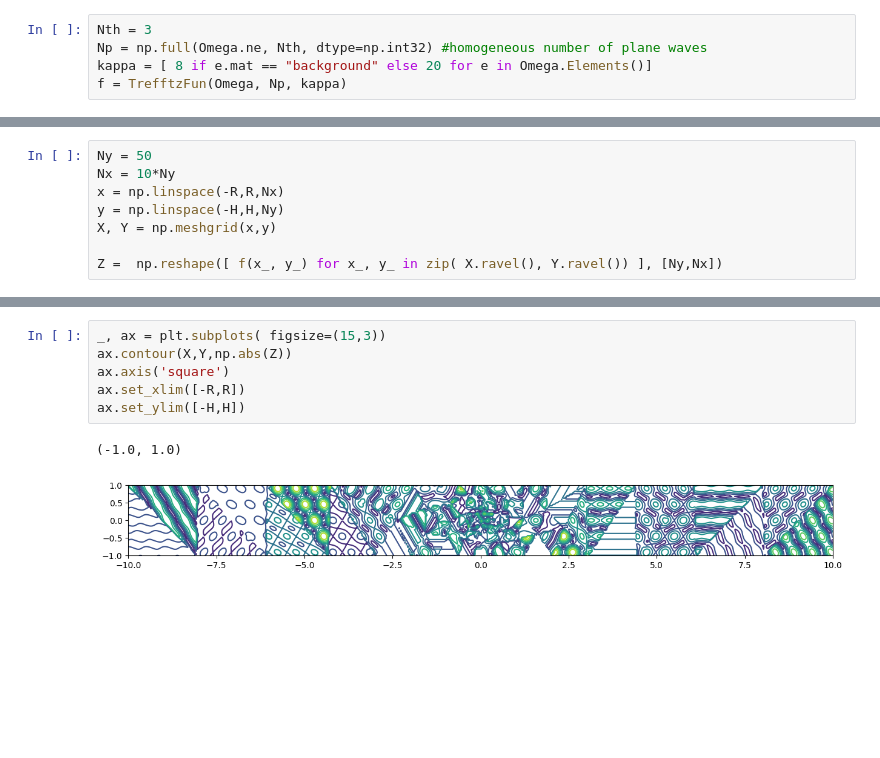
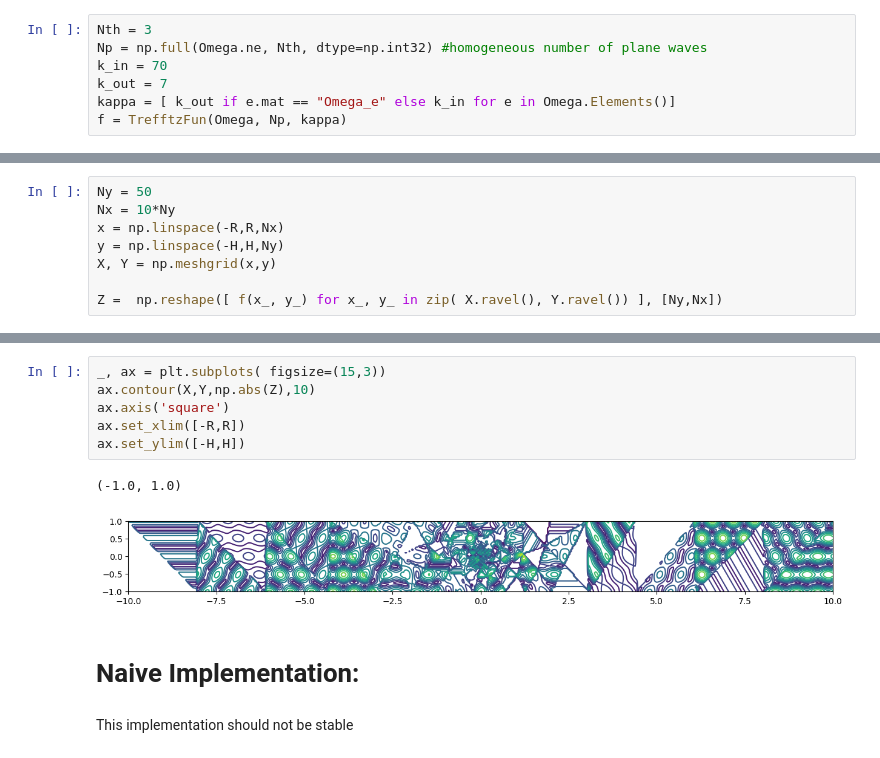
Before and after one commit to MPenaR/UWVFTrefftz, a Jupyter notebook: src/test_trefft.ipynb, the cells around one changed output, grey strips where cells are left out. Saved outputs shown, nothing was run; the diff lists cells and outputs as text; blank space fills up the shorter version.

```diff
--- a/src/test_trefft.ipynb
+++ b/src/test_trefft.ipynb
@@ -85,7 +195,9 @@ class TrefftzFun:
 # %%
 Nth = 3
 Np = np.full(Omega.ne, Nth, dtype=np.int32) #homogeneous number of plane waves
-kappa = [ 8 if e.mat == "background" else 20 for e in Omega.Elements()]
+k_in = 70
+k_out = 7
+kappa = [ k_out if e.mat == "Omega_e" else k_in for e in Omega.Elements()]
 f = TrefftzFun(Omega, Np, kappa)
 # %%
 #f.set_coeffs(np.tile([1,0],Omega.ne))
@@ -114,9 +226,13 @@ ax.set_ylim([-H,H])
 # %%
 _, ax = plt.subplots( figsize=(15,3))
-ax.contour(X,Y,np.abs(Z))
+ax.contour(X,Y,np.abs(Z),10)
 ax.axis('square')
 ax.set_xlim([-R,R])
 ax.set_ylim([-H,H])
 # %% [output]
 (-1.0, 1.0)
-[figure, old version]
+[figure, new version]
+# %% [markdown]
+# Naive Implementation:
+# %% [markdown]
+This implementation should not be stable
```
Also changed, not shown: parts of 16 cells of this notebook.
